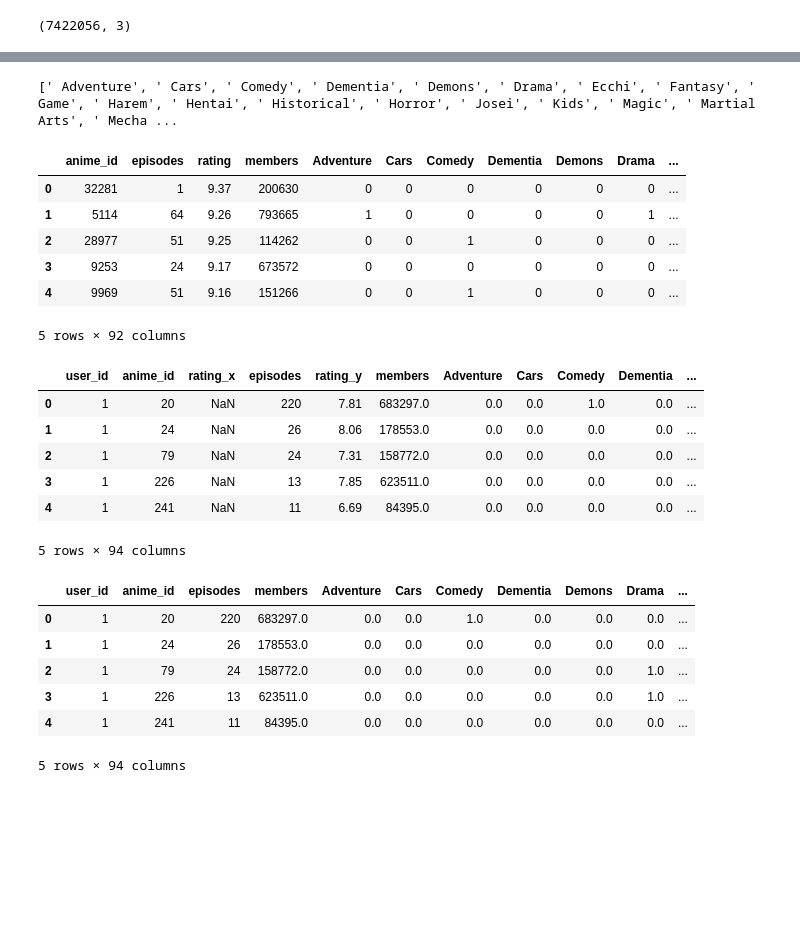
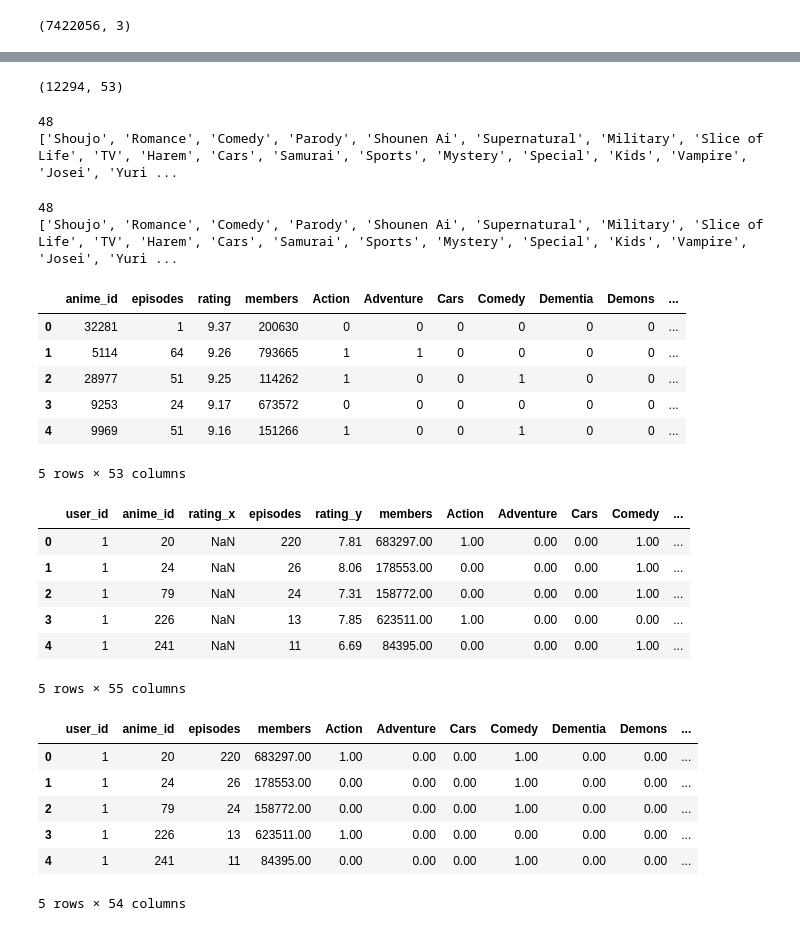
Before and after one commit to KyungbinChoi/Recsys_lecture, a Jupyter notebook: 02_ML_based_recommendation/08_anime_recsys.ipynb, the cells around one changed output, grey strips where cells are left out. Cells and saved outputs as stored; diff of their text form; code cells hidden in the pictures; blank space fills up the shorter version.

```diff
--- a/02_ML_based_recommendation/08_anime_recsys.ipynb
+++ b/02_ML_based_recommendation/08_anime_recsys.ipynb
@@ -4,9 +4,11 @@
 # %%
 import numpy as np
 import pandas as pd
+pd.options.display.float_format = '{:.2f}'.format
 from sklearn.preprocessing import OneHotEncoder,LabelEncoder
 from sklearn.model_selection import train_test_split
-from sklearn.preprocessing import MinMaxScaler
+from sklearn.preprocessing import StandardScaler
+from sklearn.metrics import mean_squared_error
 # %%
 # 데이터셋 로드
 data_path = './anime/'
@@ -116,40 +124,54 @@ train_users_interaction.loc[train_users_interaction['rating']==-1,'rating'] = No
+# %%
+anime_features = pd.concat([anime_features, anime['type'].str.get_dummies()],axis=1)
+anime_features.shape
+# %% [output]
+(12294, 53)
+# %%
+genre_type_cols = list(set([c.strip() for c in anime_features.columns if c not in ['anime_id','episodes','rating','members']]))
+print(len(genre_type_cols))
+print(genre_type_cols)
+# %% [output]
+48
+['Shoujo', 'Romance', 'Comedy', 'Parody', 'Shounen Ai', 'Supernatural', 'Military', 'Slice of Life', 'TV', 'Harem', 'Cars', 'Samurai', 'Sports', 'Mystery', 'Special', 'Kids', 'Vampire', 'Josei', 'Yuri ...
 # %%
-anime_features = anime[['anime_id','episodes','rating','members']].join(anime['genre'].str.get_dummies(sep=','))
+anime_features = anime[['anime_id','episodes','rating','members']].join(anime['genre'].str.get_dummies(sep=', '))
 anime_features = pd.concat([anime_features, anime['type'].str.get_dummies()],axis=1)
-genre_type_cols = [c for c in anime_features.columns if c not in ['anime_id','episodes','rating','members']]
+genre_type_cols = list(set([c.strip() for c in anime_features.columns if c not in ['anime_id','episodes','rating','members']]))
+print(len(genre_type_cols))
 print(genre_type_cols)
+
 anime_features.head()
 # %% [output]
-[' Adventure', ' Cars', ' Comedy', ' Dementia', ' Demons', ' Drama', ' Ecchi', ' Fantasy', ' Game', ' Harem', ' Hentai', ' Historical', ' Horror', ' Josei', ' Kids', ' Magic', ' Martial Arts', ' Mecha ...
+48
+['Shoujo', 'Romance', 'Comedy', 'Parody', 'Shounen Ai', 'Supernatural', 'Military', 'Slice of Life', 'TV', 'Harem', 'Cars', 'Samurai', 'Sports', 'Mystery', 'Special', 'Kids', 'Vampire', 'Josei', 'Yuri ...
-|  | anime_id | episodes | rating | members | Adventure | Cars | Comedy | Dementia | Demons | Drama | ... |
+|  | anime_id | episodes | rating | members | Action | Adventure | Cars | Comedy | Dementia | Demons | ... |
 | 0 | 32281 | 1 | 9.37 | 200630 | 0 | 0 | 0 | 0 | 0 | 0 | ... |
-| 1 | 5114 | 64 | 9.26 | 793665 | 1 | 0 | 0 | 0 | 0 | 1 | ... |
-| 2 | 28977 | 51 | 9.25 | 114262 | 0 | 0 | 1 | 0 | 0 | 0 | ... |
+| 1 | 5114 | 64 | 9.26 | 793665 | 1 | 1 | 0 | 0 | 0 | 0 | ... |
+| 2 | 28977 | 51 | 9.25 | 114262 | 1 | 0 | 0 | 1 | 0 | 0 | ... |
 | 3 | 9253 | 24 | 9.17 | 673572 | 0 | 0 | 0 | 0 | 0 | 0 | ... |
-| 4 | 9969 | 51 | 9.16 | 151266 | 0 | 0 | 1 | 0 | 0 | 0 | ... |
+| 4 | 9969 | 51 | 9.16 | 151266 | 1 | 0 | 0 | 1 | 0 | 0 | ... |
-5 rows × 92 columns
+5 rows × 53 columns
 # %%
 total_df = pd.merge(train_users_interaction, anime_features, on='anime_id', how='left')
 total_df.head()
 # %% [output]
-|  | user_id | anime_id | rating_x | episodes | rating_y | members | Adventure | Cars | Comedy | Dementia | ... |
-| 0 | 1 | 20 | NaN | 220 | 7.81 | 683297.0 | 0.0 | 0.0 | 1.0 | 0.0 | ... |
-| 1 | 1 | 24 | NaN | 26 | 8.06 | 178553.0 | 0.0 | 0.0 | 0.0 | 0.0 | ... |
-| 2 | 1 | 79 | NaN | 24 | 7.31 | 158772.0 | 0.0 | 0.0 | 0.0 | 0.0 | ... |
-| 3 | 1 | 226 | NaN | 13 | 7.85 | 623511.0 | 0.0 | 0.0 | 0.0 | 0.0 | ... |
-| 4 | 1 | 241 | NaN | 11 | 6.69 | 84395.0 | 0.0 | 0.0 | 0.0 | 0.0 | ... |
+|  | user_id | anime_id | rating_x | episodes | rating_y | members | Action | Adventure | Cars | Comedy | ... |
+| 0 | 1 | 20 | NaN | 220 | 7.81 | 683297.00 | 1.00 | 0.00 | 0.00 | 1.00 | ... |
+| 1 | 1 | 24 | NaN | 26 | 8.06 | 178553.00 | 0.00 | 0.00 | 0.00 | 1.00 | ... |
+| 2 | 1 | 79 | NaN | 24 | 7.31 | 158772.00 | 0.00 | 0.00 | 0.00 | 1.00 | ... |
+| 3 | 1 | 226 | NaN | 13 | 7.85 | 623511.00 | 1.00 | 0.00 | 0.00 | 0.00 | ... |
+| 4 | 1 | 241 | NaN | 11 | 6.69 | 84395.00 | 0.00 | 0.00 | 0.00 | 1.00 | ... |
-5 rows × 94 columns
+5 rows × 55 columns
 # %%
 total_df['rating'] = np.where(total_df['rating_x'].isnull(), total_df['rating_y'],total_df['rating_x'])
 del total_df['rating_x']
-total_df['avg_rating'] = total_df['rating_y']
 del total_df['rating_y']
 total_df.head()
 # %% [output]
-|  | user_id | anime_id | episodes | members | Adventure | Cars | Comedy | Dementia | Demons | Drama | ... |
-| 0 | 1 | 20 | 220 | 683297.0 | 0.0 | 0.0 | 1.0 | 0.0 | 0.0 | 0.0 | ... |
-| 1 | 1 | 24 | 26 | 178553.0 | 0.0 | 0.0 | 0.0 | 0.0 | 0.0 | 0.0 | ... |
-| 2 | 1 | 79 | 24 | 158772.0 | 0.0 | 0.0 | 0.0 | 0.0 | 0.0 | 1.0 | ... |
-| 3 | 1 | 226 | 13 | 623511.0 | 0.0 | 0.0 | 0.0 | 0.0 | 0.0 | 1.0 | ... |
-| 4 | 1 | 241 | 11 | 84395.0 | 0.0 | 0.0 | 0.0 | 0.0 | 0.0 | 0.0 | ... |
+|  | user_id | anime_id | episodes | members | Action | Adventure | Cars | Comedy | Dementia | Demons | ... |
+| 0 | 1 | 20 | 220 | 683297.00 | 1.00 | 0.00 | 0.00 | 1.00 | 0.00 | 0.00 | ... |
+| 1 | 1 | 24 | 26 | 178553.00 | 0.00 | 0.00 | 0.00 | 1.00 | 0.00 | 0.00 | ... |
+| 2 | 1 | 79 | 24 | 158772.00 | 0.00 | 0.00 | 0.00 | 1.00 | 0.00 | 0.00 | ... |
+| 3 | 1 | 226 | 13 | 623511.00 | 1.00 | 0.00 | 0.00 | 0.00 | 0.00 | 0.00 | ... |
+| 4 | 1 | 241 | 11 | 84395.00 | 0.00 | 0.00 | 0.00 | 1.00 | 0.00 | 0.00 | ... |
-5 rows × 94 columns
+5 rows × 54 columns
```
Also changed, not shown: parts of 19 cells of this notebook, 11 other files.
